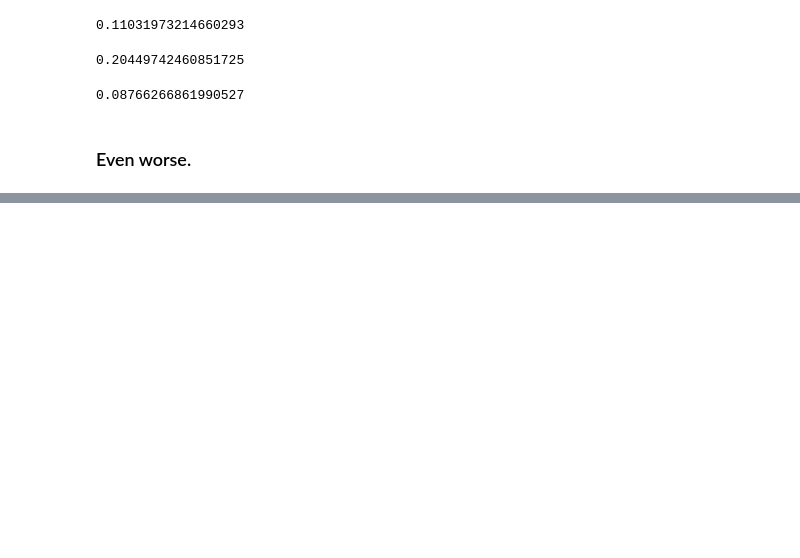
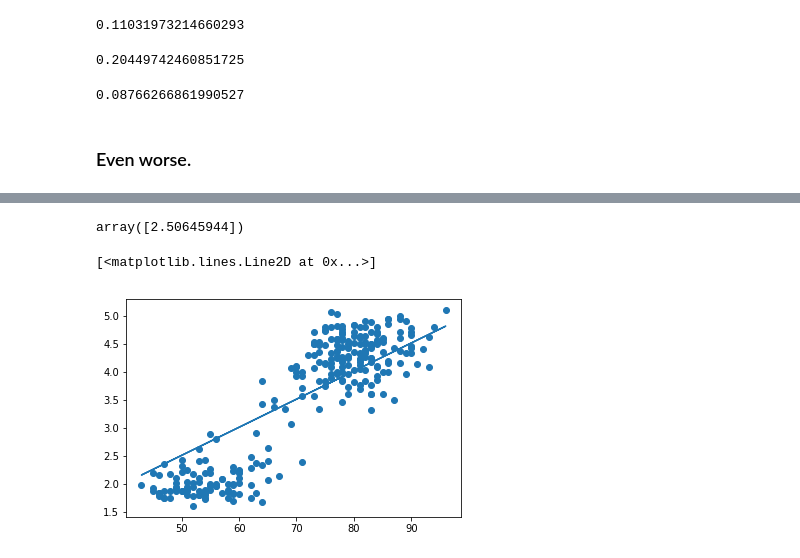
Before and after one commit to CausalityReadingGroup/CIS600-Data-Science-Causal-Inference, a Jupyter notebook: Notebooks/OldFaithful.ipynb, the cells around one changed output, grey strips where cells are left out. Cells and saved outputs as stored; diff of their text form; code cells hidden in the pictures; blank space fills up the shorter version.

```diff
--- a/Notebooks/OldFaithful.ipynb
+++ b/Notebooks/OldFaithful.ipynb
@@ -308,0 +318,3 @@ histDep(case4)
+# %%
+X = np.asarray(olf.waiting)
+Y = np.asarray(olf.eruptions)
@@ -308,0 +323,3 @@ histDep(case4)
+# %%
+forward_model = sm.OLS(Y,X).fit()
+forward_model.summary()
@@ -308,0 +345,10 @@ histDep(case4)
+# %%
+forward_model.predict(50)
+# %% [output]
+array([2.50645944])
+# %%
+plt.scatter(X, Y)
+plt.plot(X, forward_model.predict(X))
+# %% [output]
+[<matplotlib.lines.Line2D at 0x...>]
+[figure, added]
```
Also changed, not shown: parts of 12 cells of this notebook.
